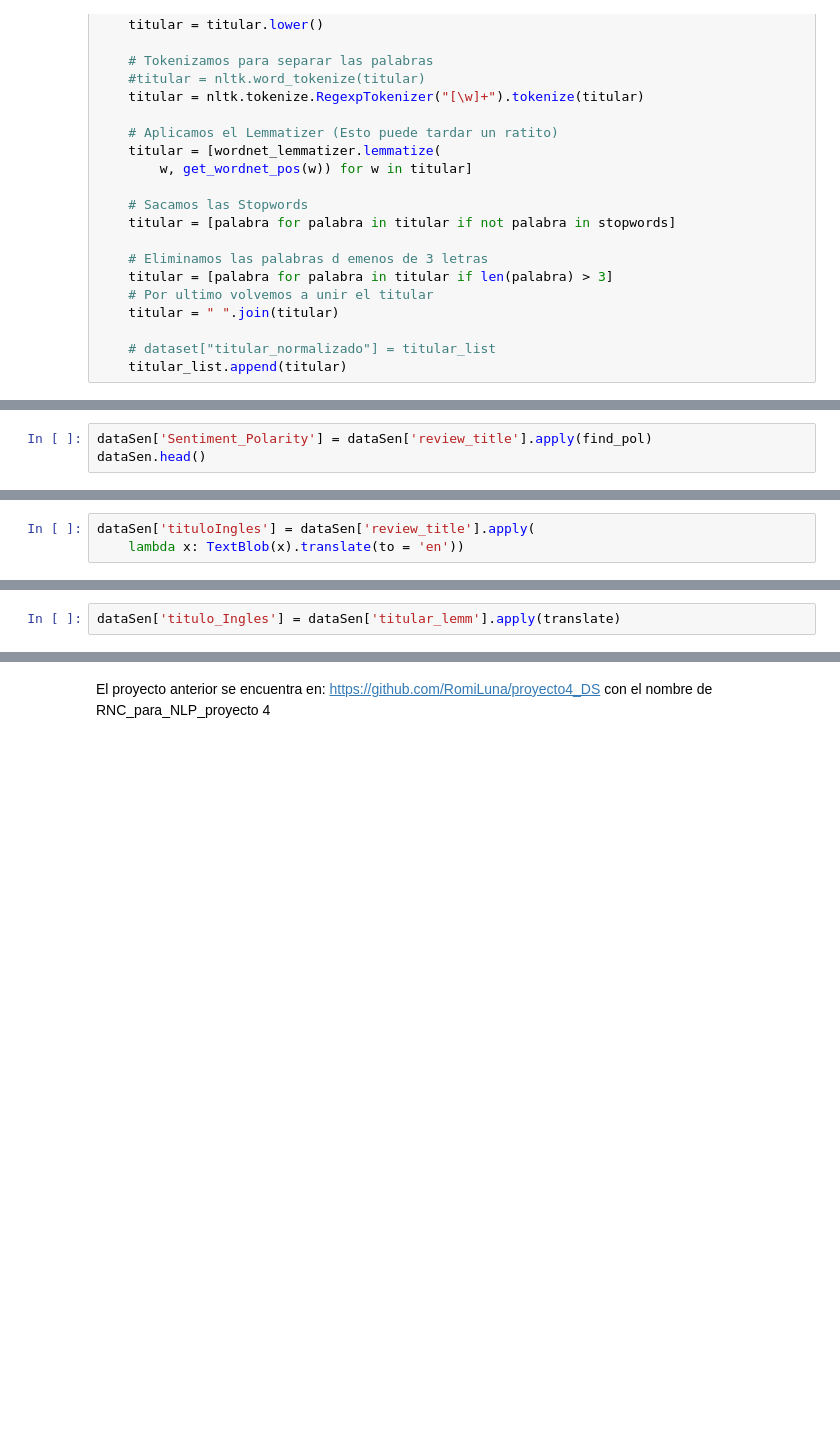
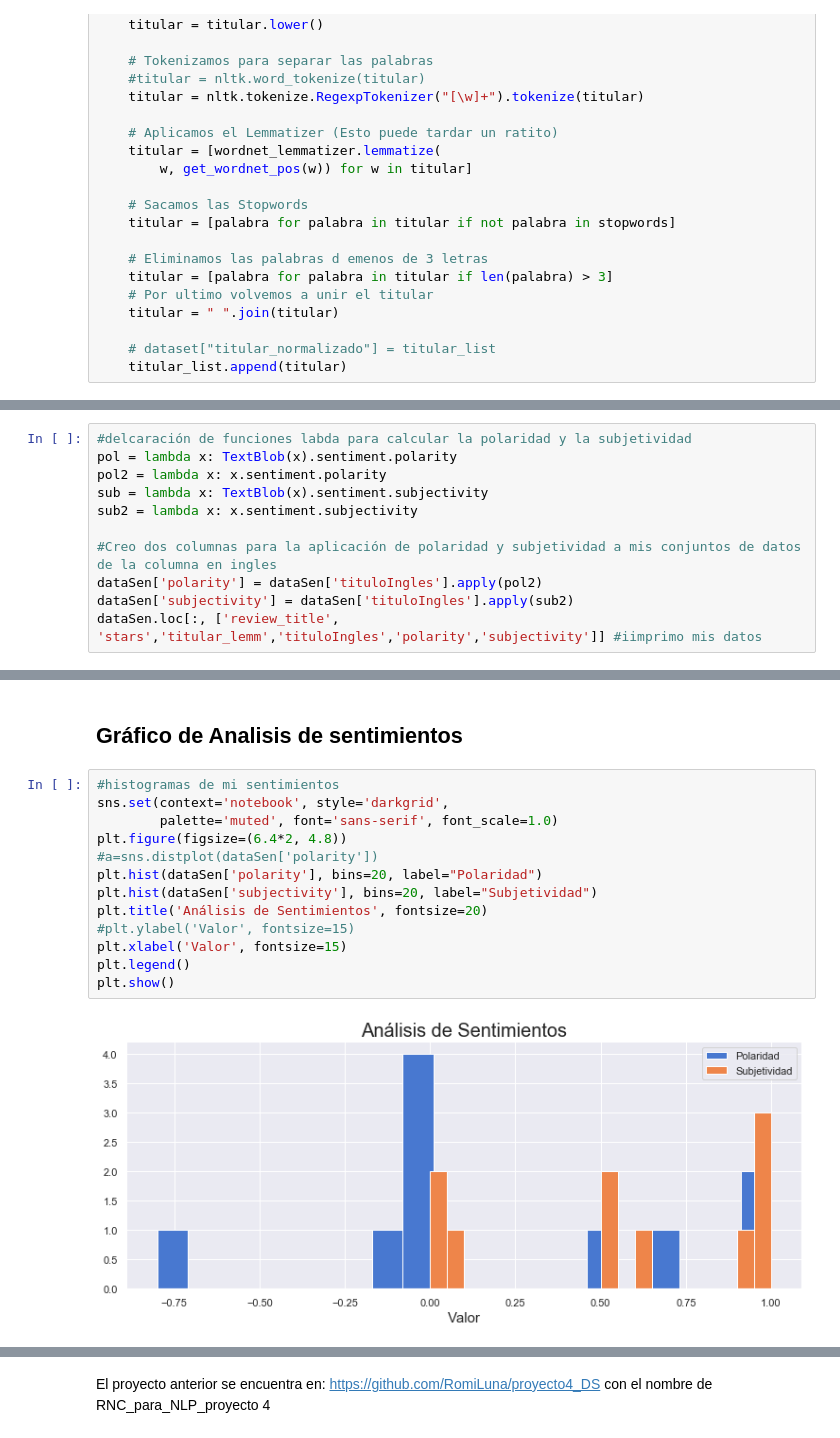
Before and after one commit to RomiLuna/proyecto4_DS, a Jupyter notebook: DS_Proyecto_04_NLP_CorrilloRomina.ipynb, the cells around one changed output, grey strips where cells are left out. Drawn from its saved outputs; the diff is of its cells as text; blank space fills up the shorter version.

```diff
--- a/DS_Proyecto_04_NLP_CorrilloRomina.ipynb
+++ b/DS_Proyecto_04_NLP_CorrilloRomina.ipynb
@@ -1741,3 +1625,0 @@ KeyboardInterrupt:
-# %%
-dataSen['Sentiment_Polarity'] = dataSen['review_title'].apply(find_pol)
-dataSen.head()
@@ -1751,3 +1625,0 @@ dataSen.head()
-# %%
-dataSen['tituloIngles'] = dataSen['review_title'].apply(
-    lambda x: TextBlob(x).translate(to = 'en'))
@@ -1812,2 +1625,0 @@ def translate(text):
-# %%
-dataSen['titulo_Ingles'] = dataSen['titular_lemm'].apply(translate)
@@ -1836,0 +1677,11 @@ name 'update' is not defined
+# %%
+#delcaración de funciones labda para calcular la polaridad y la subjetividad
+pol = lambda x: TextBlob(x).sentiment.polarity
+pol2 = lambda x: x.sentiment.polarity
+sub = lambda x: TextBlob(x).sentiment.subjectivity
+sub2 = lambda x: x.sentiment.subjectivity
+
+#Creo dos columnas para la aplicación de polaridad y subjetividad a mis conjuntos de datos de la columna en ingles
+dataSen['polarity'] = dataSen['tituloIngles'].apply(pol2)
+dataSen['subjectivity'] = dataSen['tituloIngles'].apply(sub2)
+dataSen.loc[:, ['review_title', 'stars','titular_lemm','tituloIngles','polarity','subjectivity']] #iimprimo mis datos
@@ -1836,0 +1700,17 @@ name 'update' is not defined
+# %% [markdown]
+## Gráfico de Analisis de sentimientos
+# %%
+#histogramas de mi sentimientos
+sns.set(context='notebook', style='darkgrid',
+        palette='muted', font='sans-serif', font_scale=1.0)
+plt.figure(figsize=(6.4*2, 4.8))
+#a=sns.distplot(dataSen['polarity'])
+plt.hist(dataSen['polarity'], bins=20, label="Polaridad")
+plt.hist(dataSen['subjectivity'], bins=20, label="Subjetividad")
+plt.title('Análisis de Sentimientos', fontsize=20)
+#plt.ylabel('Valor', fontsize=15)
+plt.xlabel('Valor', fontsize=15)
+plt.legend()
+plt.show()
+# %% [output]
+[figure, added]
```
Also changed, not shown: parts of 43 cells of this notebook, 1 other file.
